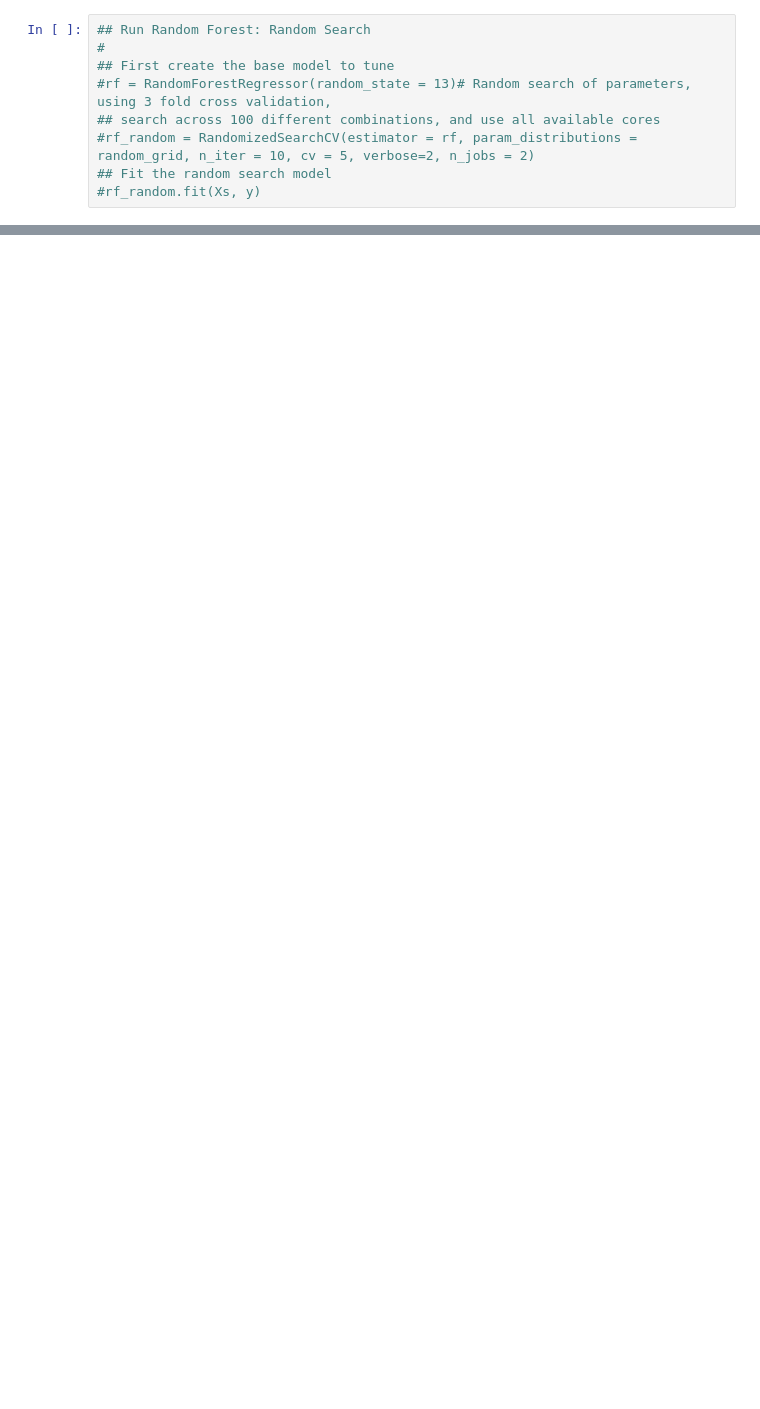
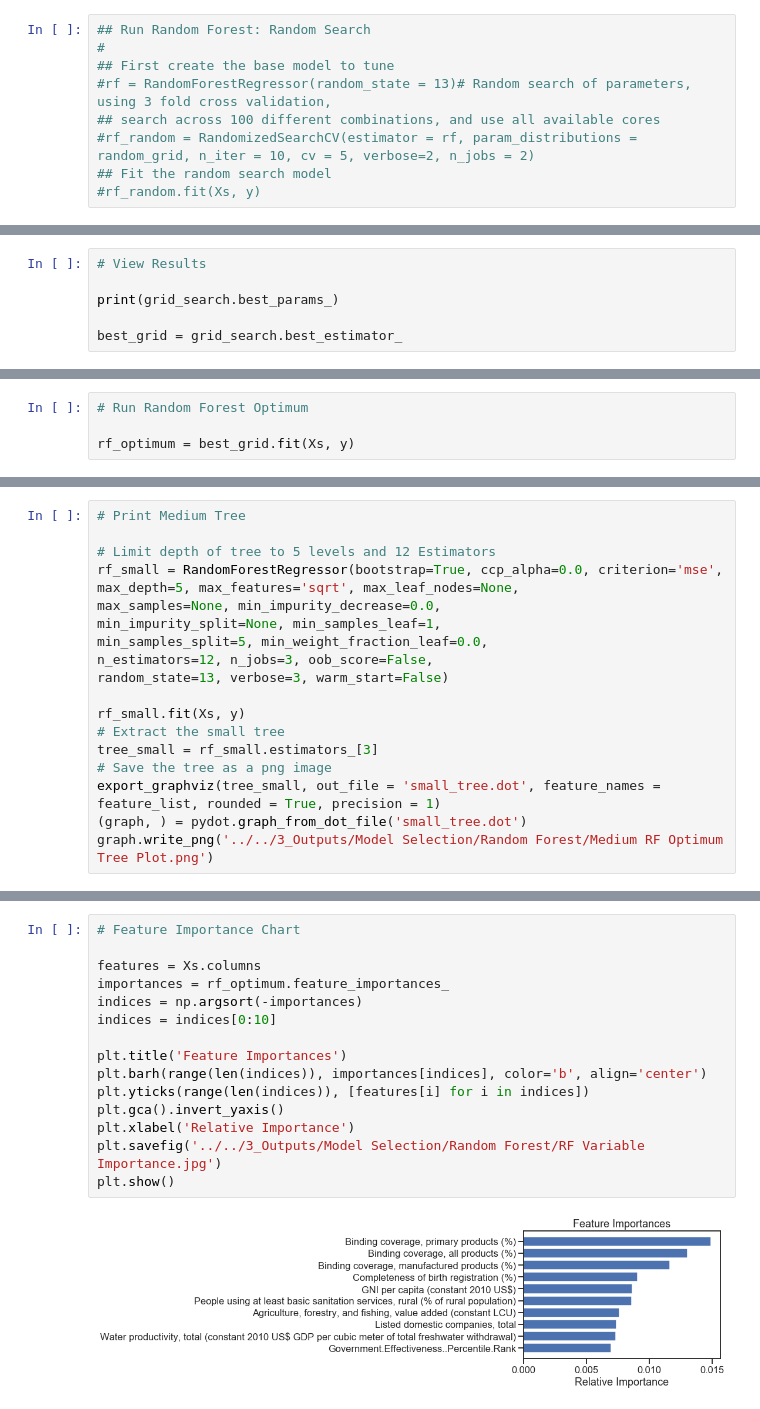
Before and after one commit to jake-w-schneider/SYPA, a Jupyter notebook: 1_Scripts/Harvard_SYPA/4b_Model_Selection_Tree_Based.ipynb, the cells around one changed output, grey strips where cells are left out. Cells and saved outputs as stored; diff of their text form; blank space fills up the shorter version.

Commit message:
complete random forest

```diff
--- a/1_Scripts/Harvard_SYPA/4b_Model_Selection_Tree_Based.ipynb
+++ b/1_Scripts/Harvard_SYPA/4b_Model_Selection_Tree_Based.ipynb
@@ -202,0 +246,6 @@ Fitting 3 folds for each of 270 candidates, totalling 810 fits
+# %%
+# View Results
+
+print(grid_search.best_params_)
+
+best_grid = grid_search.best_estimator_
@@ -202,0 +294,4 @@ Fitting 3 folds for each of 270 candidates, totalling 810 fits
+# %%
+# Run Random Forest Optimum
+
+rf_optimum = best_grid.fit(Xs, y)
@@ -202,0 +347,19 @@ Fitting 3 folds for each of 270 candidates, totalling 810 fits
+# %%
+# Print Medium Tree
+
+# Limit depth of tree to 5 levels and 12 Estimators
+rf_small = RandomForestRegressor(bootstrap=True, ccp_alpha=0.0, criterion='mse',
+max_depth=5, max_features='sqrt', max_leaf_nodes=None,
+max_samples=None, min_impurity_decrease=0.0,
+min_impurity_split=None, min_samples_leaf=1,
+min_samples_split=5, min_weight_fraction_leaf=0.0,
+n_estimators=12, n_jobs=3, oob_score=False,
+random_state=13, verbose=3, warm_start=False)
+
+rf_small.fit(Xs, y)
+# Extract the small tree
+tree_small = rf_small.estimators_[3]
+# Save the tree as a png image
+export_graphviz(tree_small, out_file = 'small_tree.dot', feature_names = feature_list, rounded = True, precision = 1)
+(graph, ) = pydot.graph_from_dot_file('small_tree.dot')
+graph.write_png('../../3_Outputs/Model Selection/Random Forest/Medium RF Optimum Tree Plot.png')
@@ -202,0 +430,17 @@ Fitting 3 folds for each of 270 candidates, totalling 810 fits
+# %%
+# Feature Importance Chart
+
+features = Xs.columns
+importances = rf_optimum.feature_importances_
+indices = np.argsort(-importances)
+indices = indices[0:10]
+
+plt.title('Feature Importances')
+plt.barh(range(len(indices)), importances[indices], color='b', align='center')
+plt.yticks(range(len(indices)), [features[i] for i in indices])
+plt.gca().invert_yaxis()
+plt.xlabel('Relative Importance')
+plt.savefig('../../3_Outputs/Model Selection/Random Forest/RF Variable Importance.jpg')
+plt.show()
+# %% [output]
+[figure, added]
```
Also changed, not shown: parts of 17 cells of this notebook, 9 other files.
